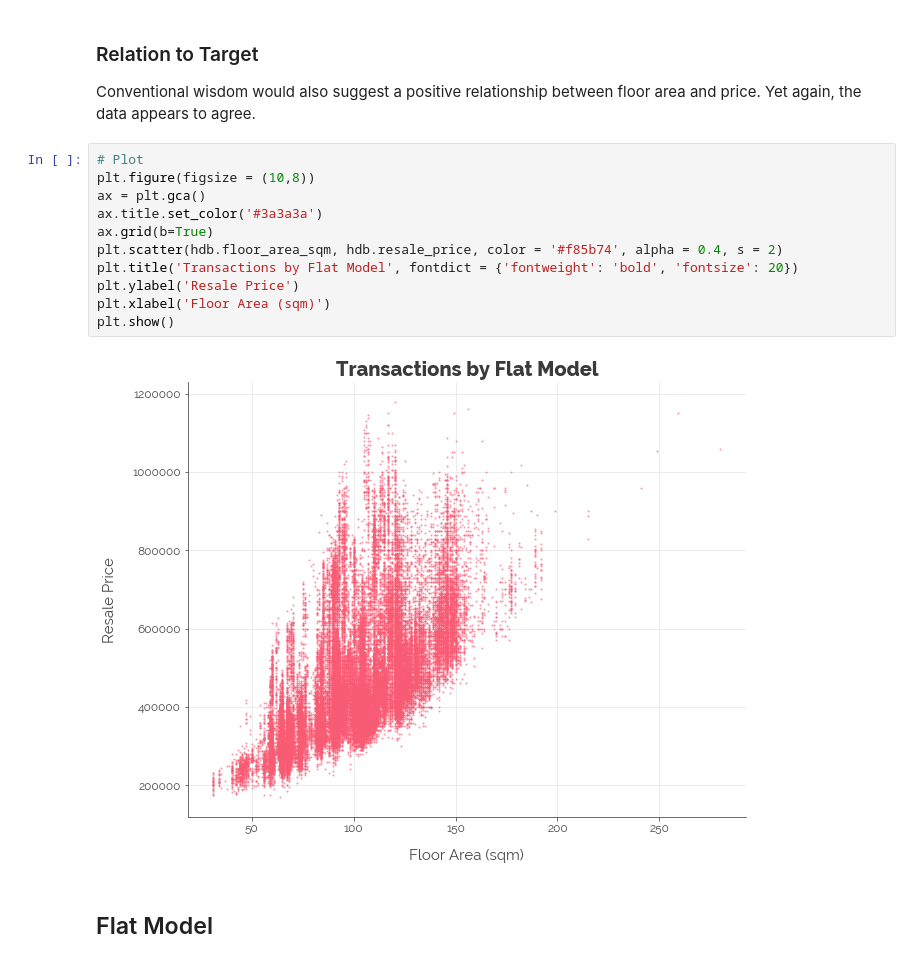
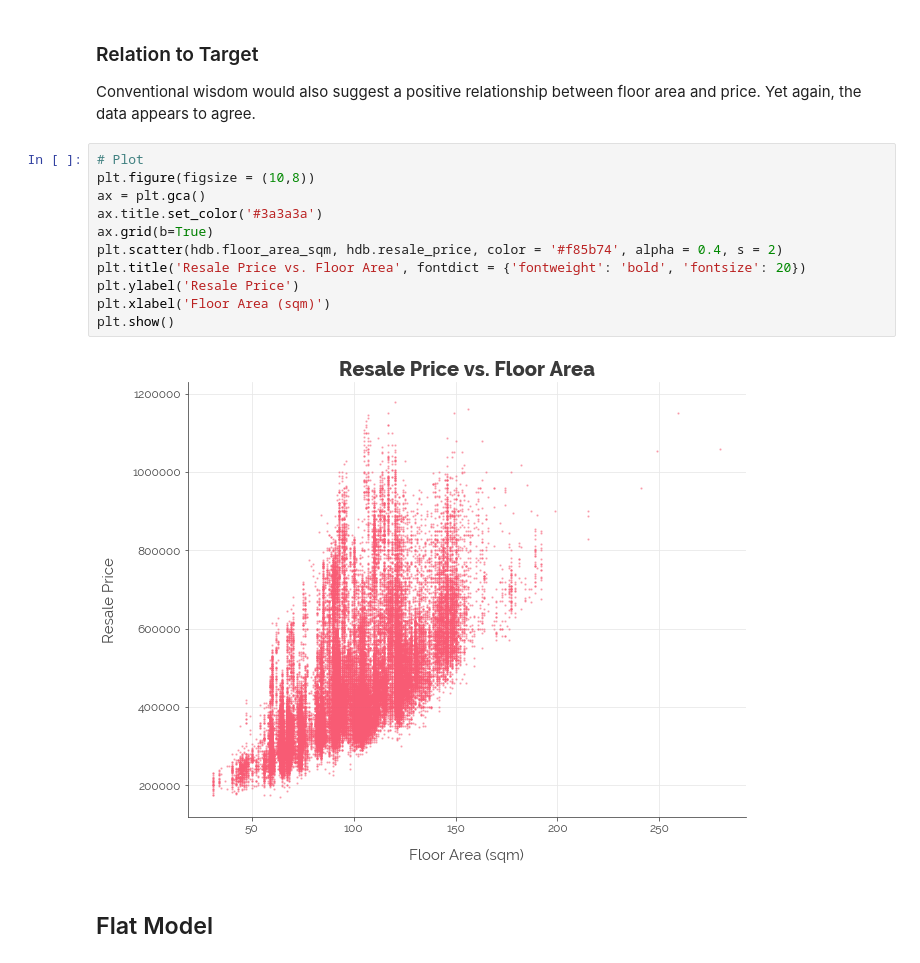
Before and after one commit to chrischow/dataandstuff, a Jupyter notebook: notebooks/2018-09-02-re-exploring-hdb-resale-flat-data.ipynb, the cells around one changed output. Cells and saved outputs as stored; diff of their text form.

```diff
--- a/notebooks/2018-09-02-re-exploring-hdb-resale-flat-data.ipynb
+++ b/notebooks/2018-09-02-re-exploring-hdb-resale-flat-data.ipynb
@@ -298,16 +298,16 @@ Conventional wisdom would also suggest a positive relationship between floor are
 # %%
 # Plot
 plt.figure(figsize = (10,8))
 ax = plt.gca()
 ax.title.set_color('#3a3a3a')
 ax.grid(b=True)
 plt.scatter(hdb.floor_area_sqm, hdb.resale_price, color = '#f85b74', alpha = 0.4, s = 2)
-plt.title('Transactions by Flat Model', fontdict = {'fontweight': 'bold', 'fontsize': 20})
+plt.title('Resale Price vs. Floor Area', fontdict = {'fontweight': 'bold', 'fontsize': 20})
 plt.ylabel('Resale Price')
 plt.xlabel('Floor Area (sqm)')
 plt.show()
 # %% [output]
-[figure, old version]
+[figure, new version]
 # %% [markdown]
 ## Flat Model
 # %%
```
Also changed, not shown: parts of 1 cell of this notebook.
